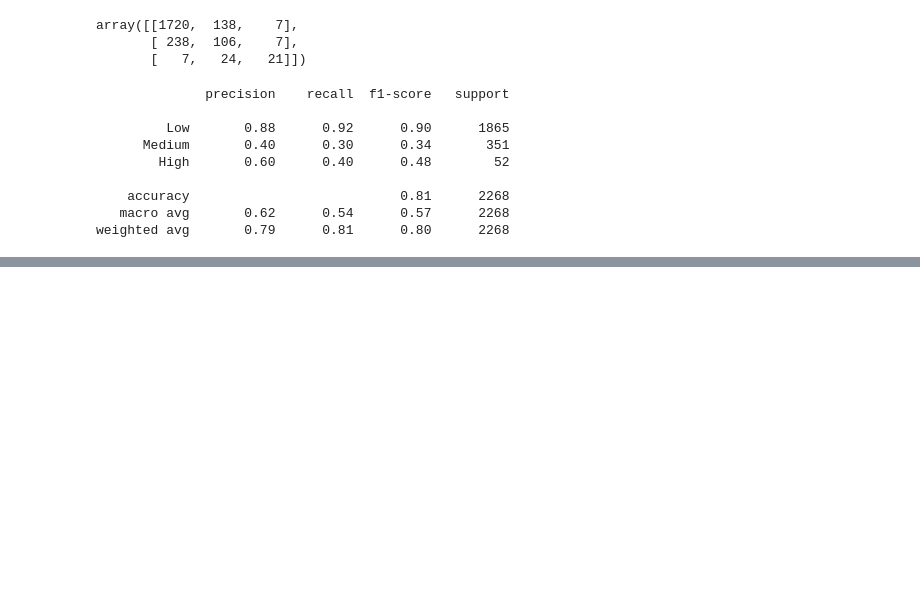
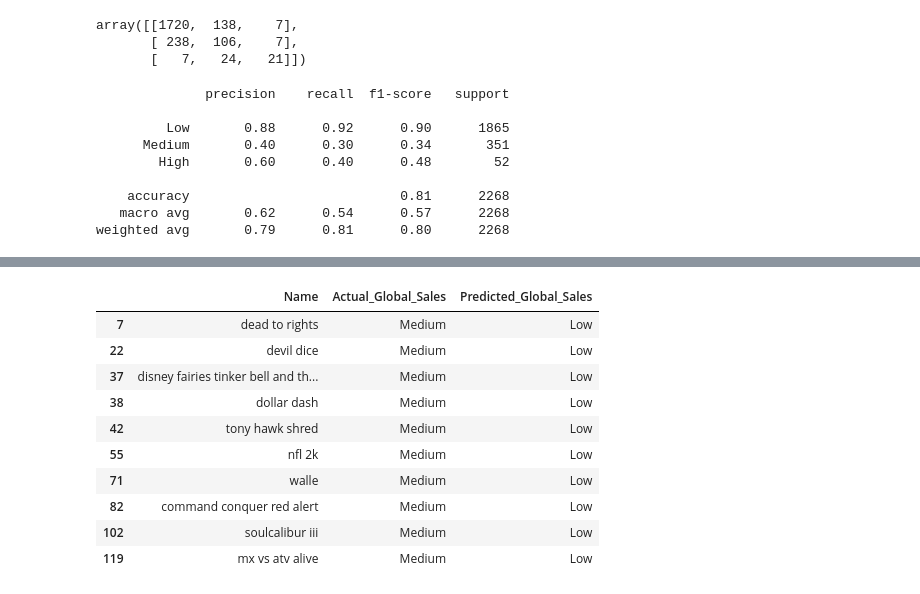
Before and after one commit to maxaclark/forecasting-video-game-sales, a Jupyter notebook: notebooks/ML_pipeline.ipynb, the cells around one changed output, grey strips where cells are left out. Cells and saved outputs as stored; diff of their text form; code cells hidden in the pictures; blank space fills up the shorter version.

```diff
--- a/notebooks/ML_pipeline.ipynb
+++ b/notebooks/ML_pipeline.ipynb
@@ -821,0 +942,16 @@ weighted avg       0.79      0.81      0.80      2268
+# %%
+# Listing 10 instances where SVM model misclassified Medium sales as something else
+misclassified_medium = svm_results_df[(svm_results_df['Actual_Global_Sales'] == 'Medium') & (svm_results_df['Predicted_Global_Sales'] != 'Medium')]
+misclassified_medium.head(10)
+# %% [output]
+|  | Name | Actual_Global_Sales | Predicted_Global_Sales |
+| 7 | dead to rights | Medium | Low |
+| 22 | devil dice | Medium | Low |
+| 37 | disney fairies tinker bell and th... | Medium | Low |
+| 38 | dollar dash | Medium | Low |
+| 42 | tony hawk shred | Medium | Low |
+| 55 | nfl 2k | Medium | Low |
+| 71 | walle | Medium | Low |
+| 82 | command conquer red alert | Medium | Low |
+| 102 | soulcalibur iii | Medium | Low |
+| 119 | mx vs atv alive | Medium | Low |
```
Also changed, not shown: parts of 10 cells of this notebook, 1 other file.
